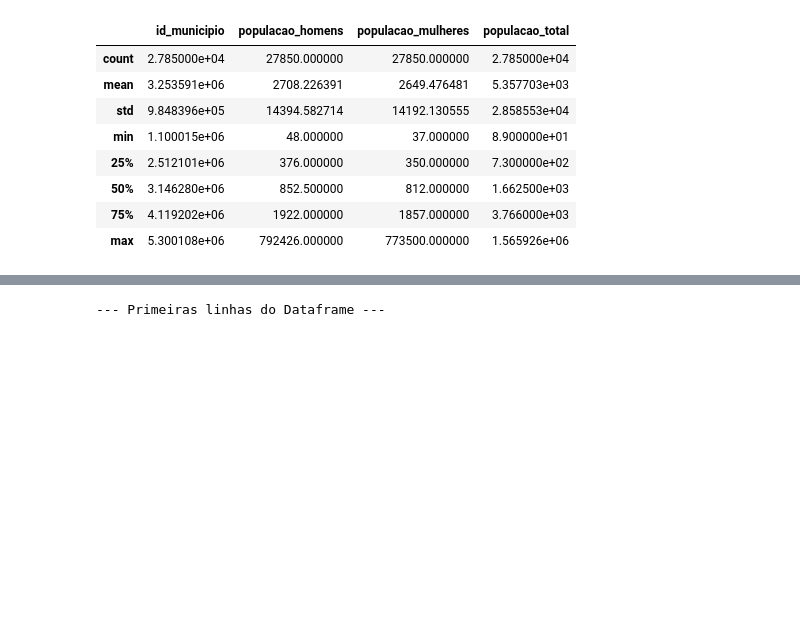
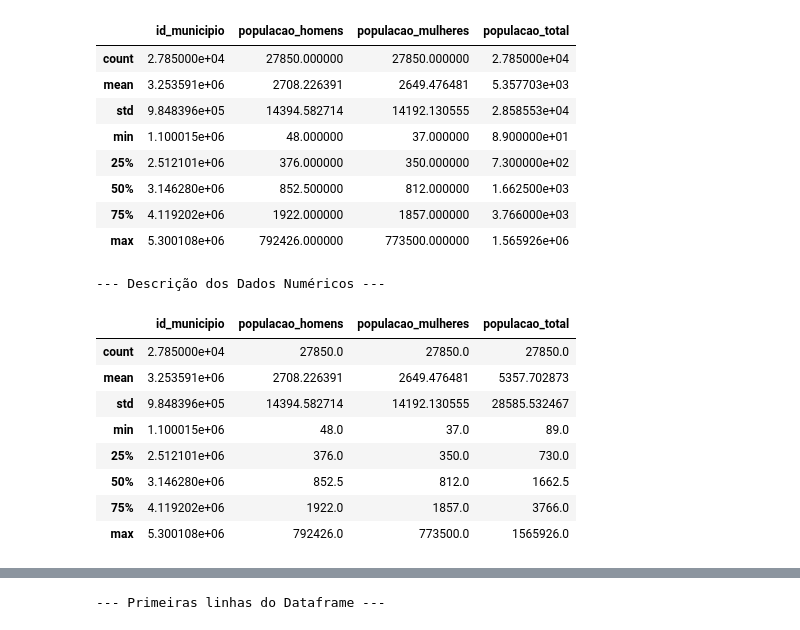
Before and after one commit to patriciacarbri/etl-censo-bigquery-mulheres-brasil, a Jupyter notebook: src/EDAtratamento.ipynb, the cells around one changed output, grey strips where cells are left out. Drawn from its saved outputs; the diff is of its cells as text; code cells hidden in the pictures; blank space fills up the shorter version.

```diff
--- a/src/tratamento.ipynb
+++ b/src/EDAtratamento.ipynb
@@ -66,3 +68,17 @@ df.describe()
 | 50% | 3.146280e+06 | 852.500000 | 812.000000 | 1.662500e+03 |
 | 75% | 4.119202e+06 | 1922.000000 | 1857.000000 | 3.766000e+03 |
 | max | 5.300108e+06 | 792426.000000 | 773500.000000 | 1.565926e+06 |
+# %%
+print("\n--- Descrição dos Dados Numéricos ---")
+df.describe()
+# %% [output]
+--- Descrição dos Dados Numéricos ---
+|  | id_municipio | populacao_homens | populacao_mulheres | populacao_total |
+| count | 2.785000e+04 | 27850.0 | 27850.0 | 27850.0 |
+| mean | 3.253591e+06 | 2708.226391 | 2649.476481 | 5357.702873 |
+| std | 9.848396e+05 | 14394.582714 | 14192.130555 | 28585.532467 |
+| min | 1.100015e+06 | 48.0 | 37.0 | 89.0 |
+| 25% | 2.512101e+06 | 376.0 | 350.0 | 730.0 |
+| 50% | 3.146280e+06 | 852.5 | 812.0 | 1662.5 |
+| 75% | 4.119202e+06 | 1922.0 | 1857.0 | 3766.0 |
+| max | 5.300108e+06 | 792426.0 | 773500.0 | 1565926.0 |
```
Also changed, not shown: parts of 11 cells of this notebook, 2 other files.
